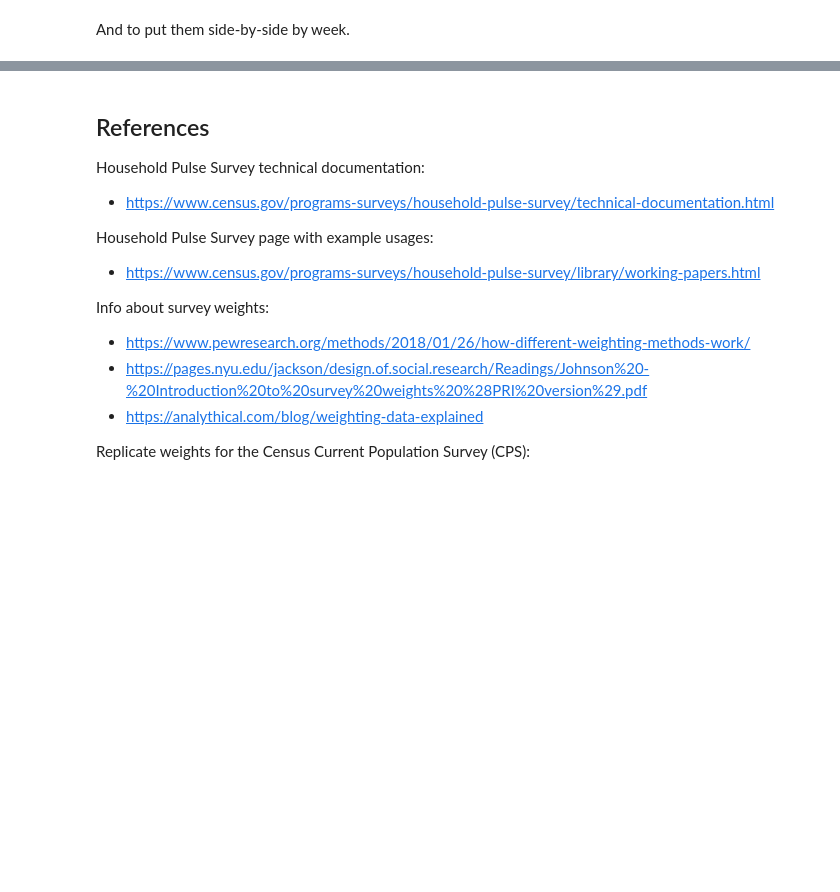
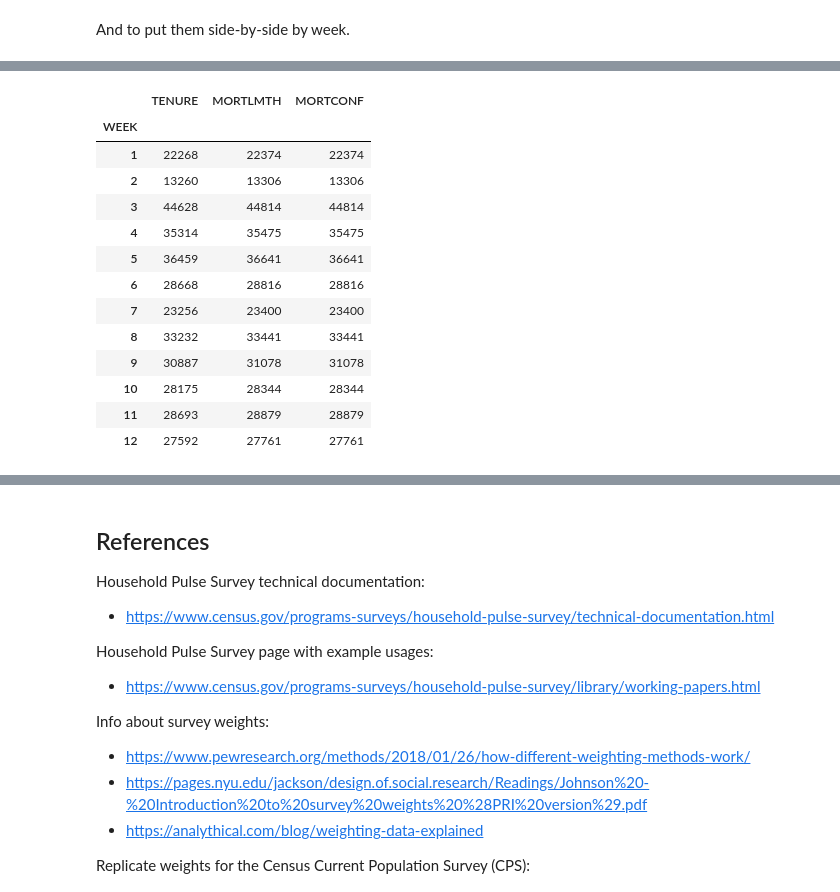
Before and after one commit to jhleakakos/msds-unsupervised-learning-final, a Jupyter notebook: even_more_surveys.ipynb, the cells around one changed output, grey strips where cells are left out. Saved outputs shown, nothing was run; the diff lists cells and outputs as text; code cells hidden in the pictures; blank space fills up the shorter version.

```diff
--- a/even_more_surveys.ipynb
+++ b/even_more_surveys.ipynb
@@ -602,0 +697,27 @@ df_no_work
+# %%
+df_pay_housing = pd.merge(
+    pd.merge(
+        df.loc[(df['TENURE'] != 2) & (df['TENURE'] != 3) , ['WEEK']].groupby('WEEK').value_counts()
+        , df.loc[df['MORTLMTH'] == -88, ['WEEK']].groupby('WEEK').value_counts()
+        , on='WEEK'
+    )
+    , df.loc[df['MORTCONF'] == -88, ['WEEK']].groupby('WEEK').value_counts()
+    , on='WEEK'
+)
+df_pay_housing.columns = ['TENURE', 'MORTLMTH', 'MORTCONF']
+df_pay_housing
+# %% [output]
+|  | TENURE | MORTLMTH | MORTCONF |
+| WEEK |  |  |  |
+| 1 | 22268 | 22374 | 22374 |
+| 2 | 13260 | 13306 | 13306 |
+| 3 | 44628 | 44814 | 44814 |
+| 4 | 35314 | 35475 | 35475 |
+| 5 | 36459 | 36641 | 36641 |
+| 6 | 28668 | 28816 | 28816 |
+| 7 | 23256 | 23400 | 23400 |
+| 8 | 33232 | 33441 | 33441 |
+| 9 | 30887 | 31078 | 31078 |
+| 10 | 28175 | 28344 | 28344 |
+| 11 | 28693 | 28879 | 28879 |
+| 12 | 27592 | 27761 | 27761 |
```
Also changed, not shown: parts of 15 cells of this notebook.
